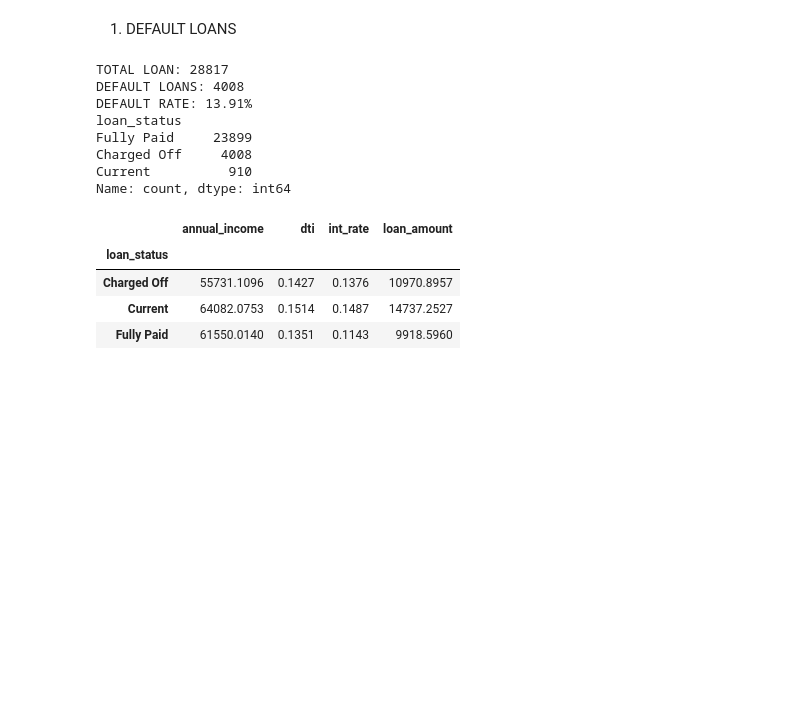
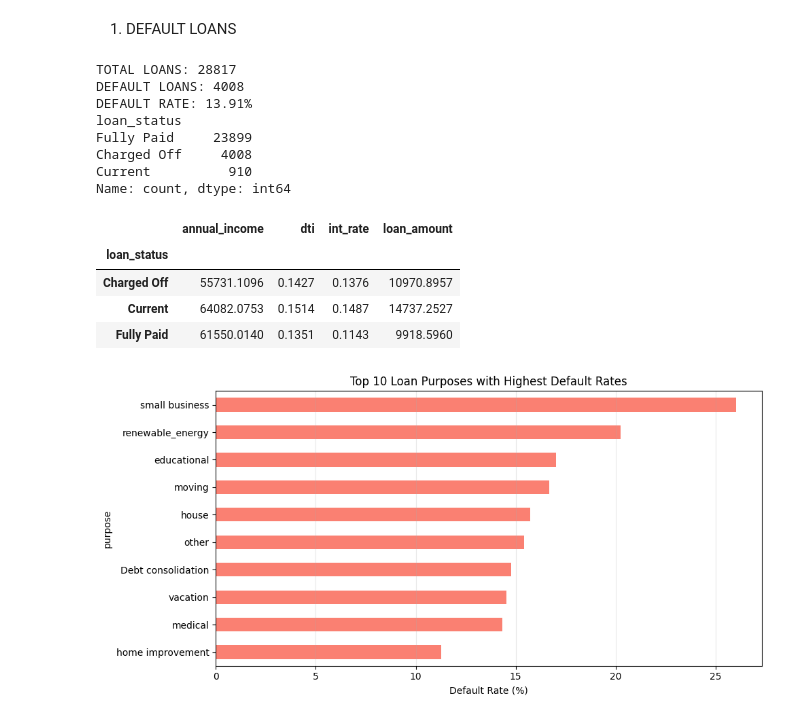
Before and after one commit to CUOTR/PYTHON_Credit_Rating_Performance, a Jupyter notebook: Credit_Rating_Performance.ipynb, the cells around one changed output. Saved outputs shown, nothing was run; the diff lists cells and outputs as text; code cells hidden in the pictures; blank space fills up the shorter version.

```diff
--- a/Credit_Rating_Performance.ipynb
+++ b/Credit_Rating_Performance.ipynb
@@ -167,12 +101,12 @@ total_loans = len(df)
 default_loans = df['is_default'].sum()
 default_rate = default_loans / total_loans * 100
 
-print(f"TOTAL LOAN: {total_loans}")
+print(f"TOTAL LOANS: {total_loans}")
 print(f"DEFAULT LOANS: {default_loans}")
 print(f"DEFAULT RATE: {default_rate:.2f}%")
 print(df['loan_status'].value_counts())
 # %% [output]
-TOTAL LOAN: 28817
+TOTAL LOANS: 28817
 DEFAULT LOANS: 4008
 DEFAULT RATE: 13.91%
 loan_status
@@ -188,6 +122,21 @@ df.groupby('loan_status')[['annual_income', 'dti', 'int_rate', 'loan_amount']].m
 | Charged Off | 55731.1096 | 0.1427 | 0.1376 | 10970.8957 |
 | Current | 64082.0753 | 0.1514 | 0.1487 | 14737.2527 |
 | Fully Paid | 61550.0140 | 0.1351 | 0.1143 | 9918.5960 |
+# %%
+purpose_default_rates = df.groupby('purpose')['is_default'].mean() * 100
+
+top10_default_rate = purpose_default_rates.sort_values(ascending=False).head(10)
+
+top10_default_rate.plot.barh(color='salmon', figsize=(10, 5))
+
+plt.title('Top 10 Loan Purposes with Highest Default Rates')
+plt.xlabel('Default Rate (%)')
+plt.gca().invert_yaxis()
+plt.grid(axis='x', alpha=0.3)
+plt.tight_layout()
+plt.show()
+# %% [output]
+[figure, added]
 # %%
 import seaborn as sns
 import matplotlib.pyplot as plt
```
Also changed, not shown: parts of 16 cells of this notebook.
